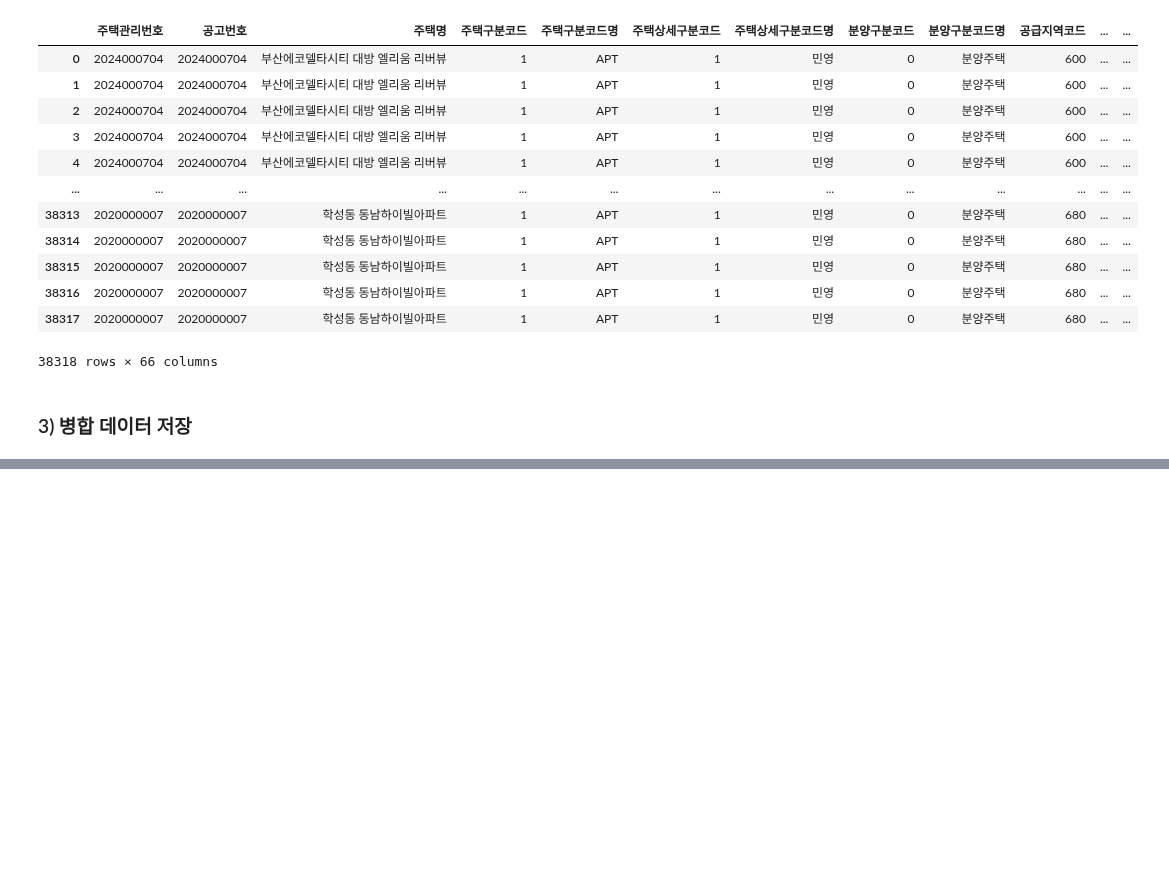
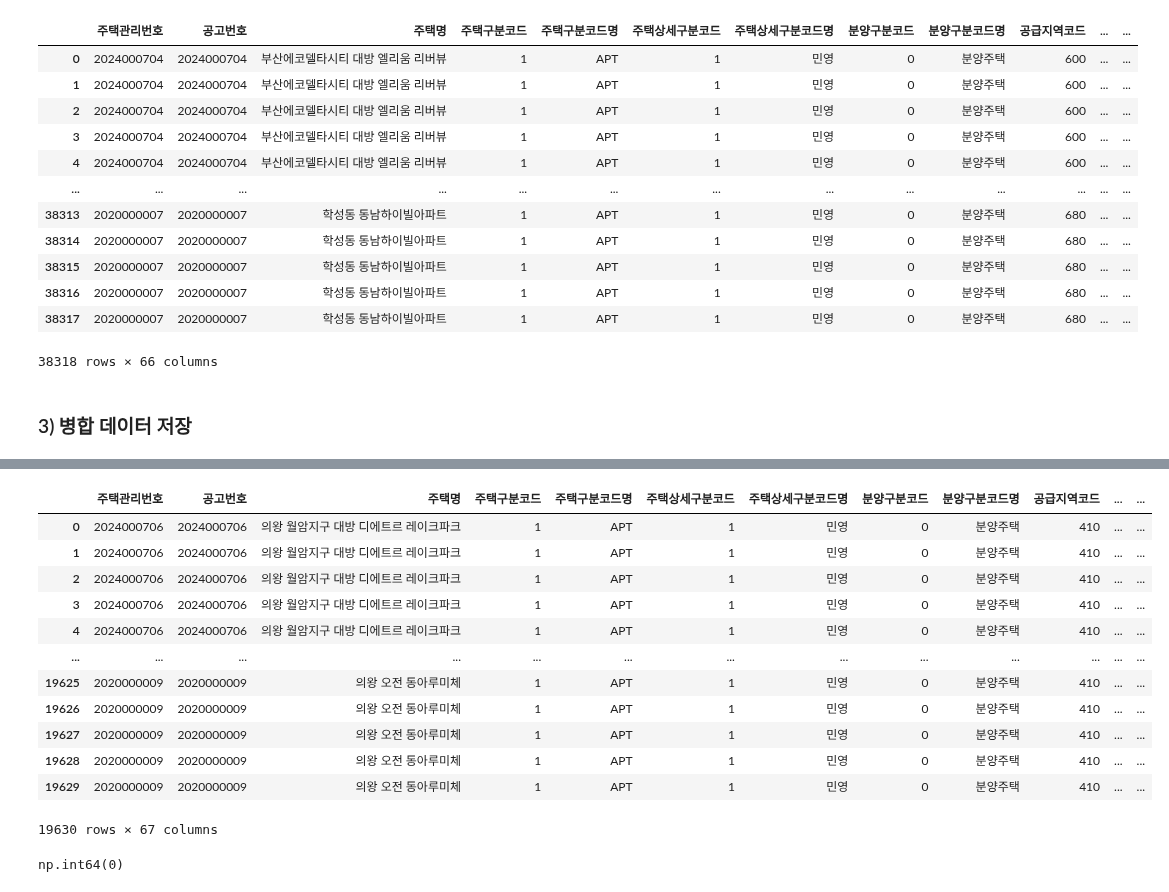
Before and after one commit to choikwangil95/HKToss-MLOps-Proejct, a Jupyter notebook: src/datasets/data_merged.ipynb, the cells around one changed output, grey strips where cells are left out. Cells and saved outputs as stored; diff of their text form; code cells hidden in the pictures; blank space fills up the shorter version.

```diff
--- a/src/datasets/data_merged.ipynb
+++ b/src/datasets/data_merged.ipynb
@@ -267,0 +306,41 @@ df_estate_list_merged
+# %%
+estate_ids = df_estate_list_merged['공고번호'].unique().tolist()
+estate_ids
+
+# 빈 문자열 존재하여 제거거
+df_estate_list_merged['주택형'] = df_estate_list_merged['주택형'].str.strip()
+
+for estate_id in estate_ids:
+    try:
+        # 청약 매물 가격 정보 가져오기
+        df_estate_price = get_estate_price(estate_id)
+
+        # 청약 매물 목록 데이터에 공급금액(최고가 기준) 컬럼 추가
+        for index in range(len(df_estate_price)):
+            estate_type = str(df_estate_price.loc[index, '주택형']).strip()
+            estate_price = float(df_estate_price.loc[index, '공급금액(최고가 기준)']) * 10000
+
+            mask = (df_estate_list_merged['공고번호'] == estate_id) & (df_estate_list_merged['주택형'] == estate_type)
+            df_estate_list_merged.loc[mask, '공급금액(최고가 기준)'] = estate_price
+    except:
+        print(f'{estate_id} 데이터를 가져오는데 실패했습니다.')
+
+df_estate_list_merged
+# %% [output]
+|  | 주택관리번호 | 공고번호 | 주택명 | 주택구분코드 | 주택구분코드명 | 주택상세구분코드 | 주택상세구분코드명 | 분양구분코드 | 분양구분코드명 | 공급지역코드 | ... | ... |
+| 0 | 2024000706 | 2024000706 | 의왕 월암지구 대방 디에트르 레이크파크 | 1 | APT | 1 | 민영 | 0 | 분양주택 | 410 | ... | ... |
+| 1 | 2024000706 | 2024000706 | 의왕 월암지구 대방 디에트르 레이크파크 | 1 | APT | 1 | 민영 | 0 | 분양주택 | 410 | ... | ... |
+| 2 | 2024000706 | 2024000706 | 의왕 월암지구 대방 디에트르 레이크파크 | 1 | APT | 1 | 민영 | 0 | 분양주택 | 410 | ... | ... |
+| 3 | 2024000706 | 2024000706 | 의왕 월암지구 대방 디에트르 레이크파크 | 1 | APT | 1 | 민영 | 0 | 분양주택 | 410 | ... | ... |
+| 4 | 2024000706 | 2024000706 | 의왕 월암지구 대방 디에트르 레이크파크 | 1 | APT | 1 | 민영 | 0 | 분양주택 | 410 | ... | ... |
+| ... | ... | ... | ... | ... | ... | ... | ... | ... | ... | ... | ... | ... |
+| 19625 | 2020000009 | 2020000009 | 의왕 오전 동아루미체 | 1 | APT | 1 | 민영 | 0 | 분양주택 | 410 | ... | ... |
+| 19626 | 2020000009 | 2020000009 | 의왕 오전 동아루미체 | 1 | APT | 1 | 민영 | 0 | 분양주택 | 410 | ... | ... |
+| 19627 | 2020000009 | 2020000009 | 의왕 오전 동아루미체 | 1 | APT | 1 | 민영 | 0 | 분양주택 | 410 | ... | ... |
+| 19628 | 2020000009 | 2020000009 | 의왕 오전 동아루미체 | 1 | APT | 1 | 민영 | 0 | 분양주택 | 410 | ... | ... |
+| 19629 | 2020000009 | 2020000009 | 의왕 오전 동아루미체 | 1 | APT | 1 | 민영 | 0 | 분양주택 | 410 | ... | ... |
+19630 rows × 67 columns
+# %%
+df_estate_list_merged['공급금액(최고가 기준)'].isna().sum()
+# %% [output]
+np.int64(0)
```
Also changed, not shown: parts of 7 cells of this notebook, 2 other files.
